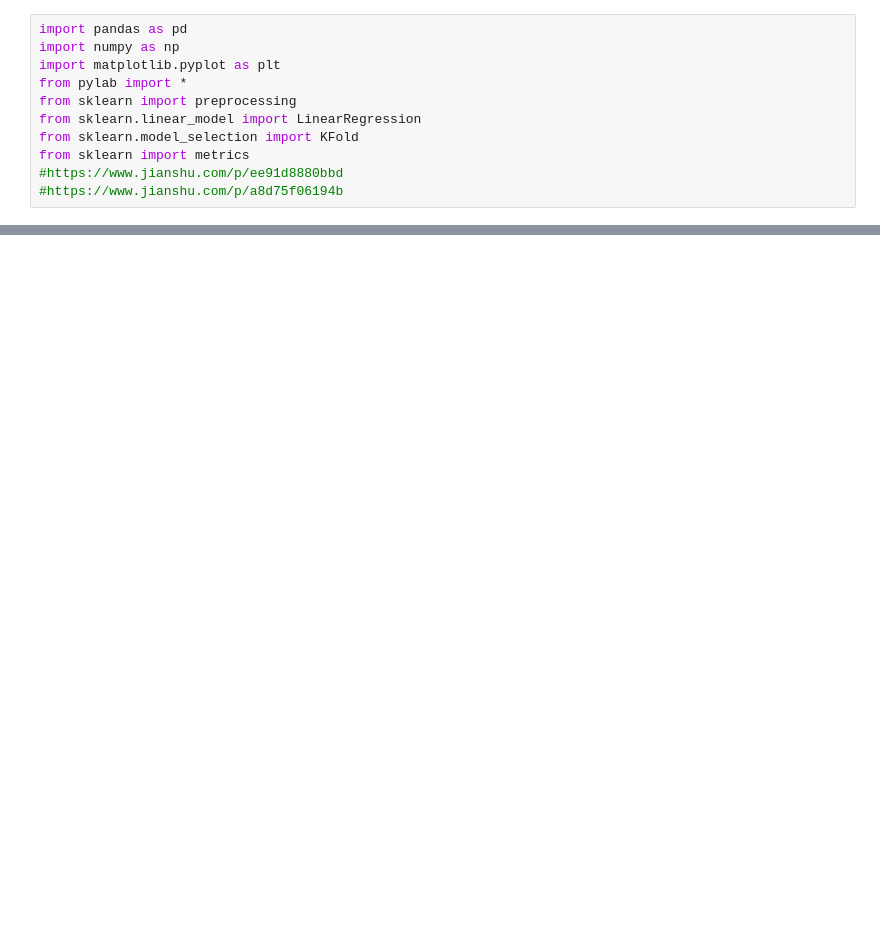
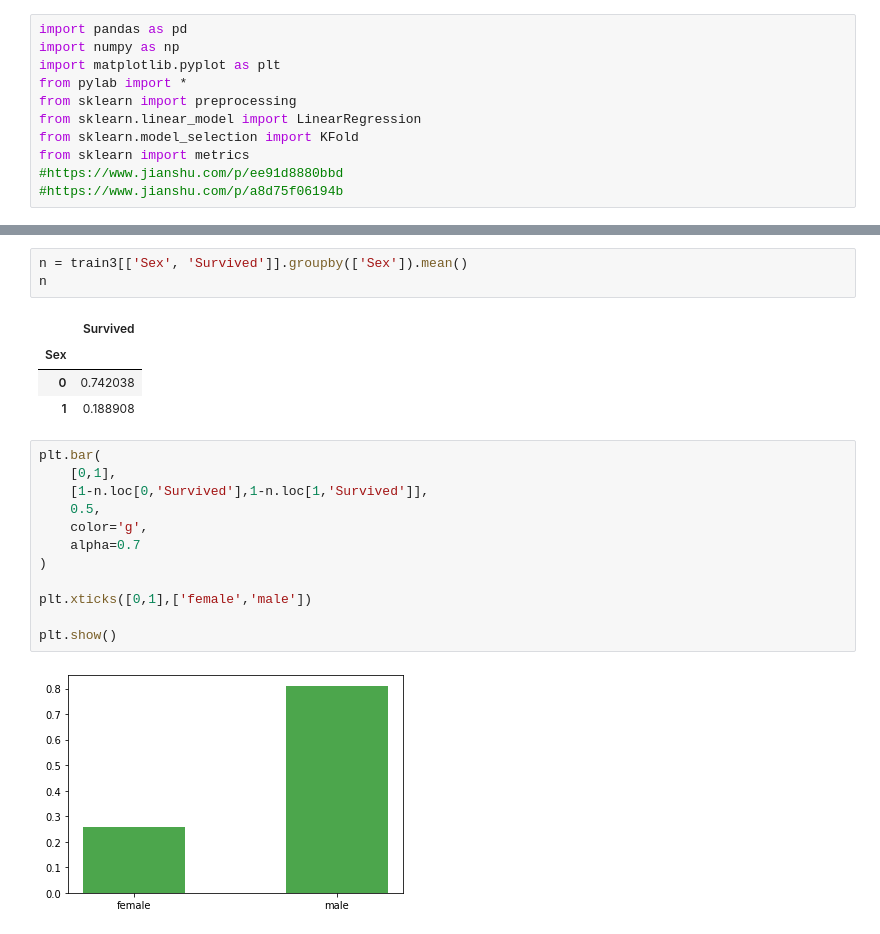
Before and after one commit to Ghlano/Kaggle, a Jupyter notebook: Titanic/Titanic.ipynb, the cells around one changed output, grey strips where cells are left out. Drawn from its saved outputs; the diff is of its cells as text; blank space fills up the shorter version.

```diff
--- a/Titanic/Titanic.ipynb
+++ b/Titanic/Titanic.ipynb
@@ -98,0 +212,22 @@ TypeError: __init__() got an unexpected keyword argument 'n_folds'
+# %%
+n = train3[['Sex', 'Survived']].groupby(['Sex']).mean()
+n
+# %% [output]
+|  | Survived |
+| Sex |  |
+| 0 | 0.742038 |
+| 1 | 0.188908 |
+# %%
+plt.bar(
+    [0,1],
+    [1-n.loc[0,'Survived'],1-n.loc[1,'Survived']],
+    0.5,
+    color='g',
+    alpha=0.7
+)
+
+plt.xticks([0,1],['female','male'])
+
+plt.show()
+# %% [output]
+[figure, added]
```
Also changed, not shown: parts of 48 cells of this notebook, 3 other files.
